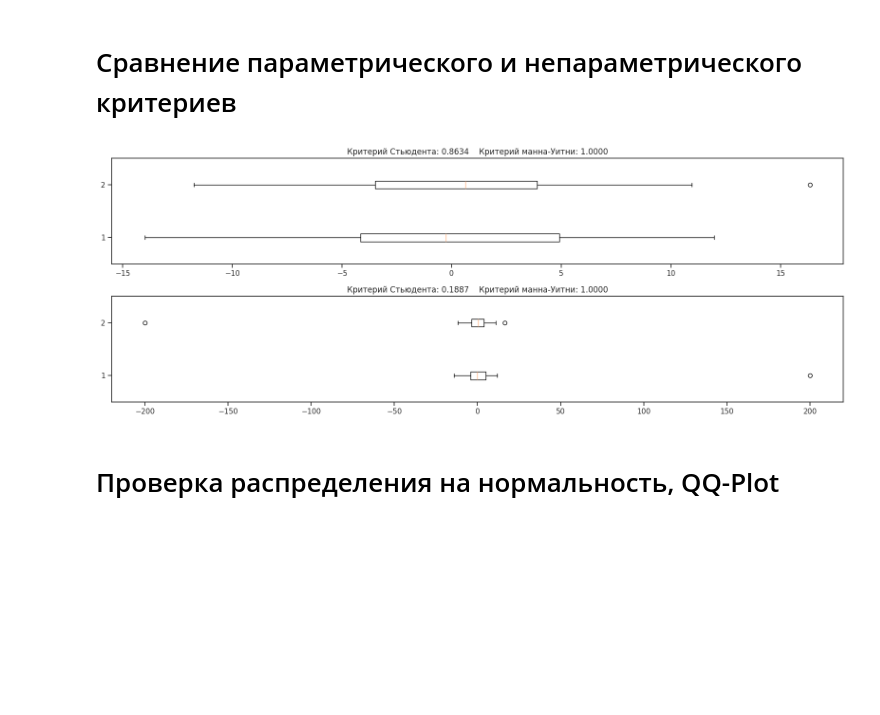
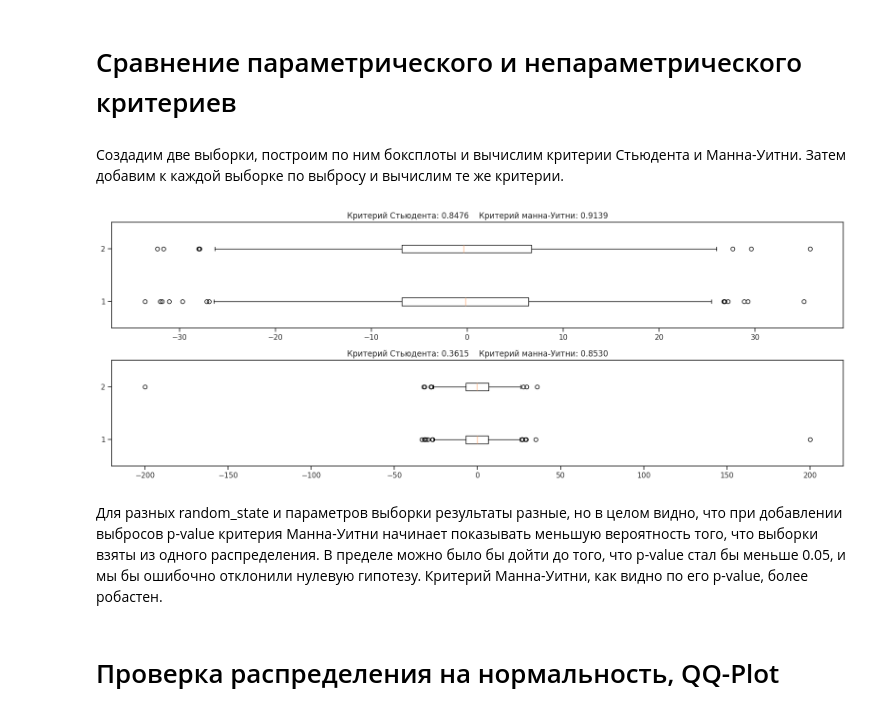
Before and after one commit to zakharkousnetsov/DS_projects, a Jupyter notebook: statistics/statistics.ipynb, the cells around one changed output. Saved outputs shown, nothing was run; the diff lists cells and outputs as text; code cells hidden in the pictures; blank space fills up the shorter version.

```diff
--- a/statistics/statistics.ipynb
+++ b/statistics/statistics.ipynb
@@ -407,26 +407,30 @@ pvalue: 0.05251939059183091
 * Вот [еще](https://koch-kir.medium.com/%D0%B8%D1%81%D1%82%D0%BE%D1%80%D0%B8%D1%8F-%D0%BE%D0%B4%D0%BD%D0%BE%D0%B3%D0%BE-%D0%BE%D0%B1%D0%BC%D0%B0%D0%BD%D0%B0-%D0%B8%D0%BB%D0%B8-%D1%82%D1%80%D0%B5%D0%B1%D0%BE%D0%B2%D0%B0%D0%BD%D0%B8%D1%8F-%D0%BA-%D1%80%D0%B0%D1%81%D0%BF%D1%80%D0%B5%D0%B4%D0%B5%D0%BB%D0%B5%D0%BD%D0%B8%D1%8E-%D0%B2-%D1%81%D1%82%D0%B0%D1%82%D0%B8%D1%81%D1%82%D0%B8%D1%87%D0%B5%D1%81%D0%BA%D0%B8%D1%85-%D1%82%D0%B5%D1%81%D1%82%D0%B0%D1%85-55139a5558d) полезная статья
 # %% [markdown]
 # Сравнение параметрического и непараметрического критериев
+# %% [markdown]
+Создадим две выборки, построим по ним боксплоты и вычислим критерии Стьюдента и Манна-Уитни. Затем добавим к каждой выборке по выбросу и вычислим те же критерии.
 # %%
-d1 = st.norm.rvs(loc=0, scale=5, size=100, random_state=123)
-d2 = st.norm.rvs(loc=0.1, scale=5, size=100, random_state=12345)
+d1 = st.norm.rvs(loc=0, scale=10, size=1000, random_state=231)
+d2 = st.norm.rvs(loc=0.001, scale=10, size=1000, random_state=123)
 
 fig, (ax1, ax2) = plt.subplots(2, 1)
 
 ax1.boxplot([d1, d2], vert=False);
 ax1.set_title(f'Критерий Стьюдента: {st.ttest_ind(d1, d2, equal_var=False).pvalue:.4f} \
-   Критерий манна-Уитни: {st.mannwhitneyu(d1, d1).pvalue:.4f}')
+   Критерий манна-Уитни: {st.mannwhitneyu(d1, d2).pvalue:.4f}')
 
 d1 = np.append(d1, [200])
 d2 = np.append(d2, [-200])
 
 ax2.boxplot([d1, d2], vert=False);
 ax2.set_title(f'Критерий Стьюдента: {st.ttest_ind(d1, d2, equal_var=False).pvalue:.4f} \
-   Критерий манна-Уитни: {st.mannwhitneyu(d1, d1).pvalue:.4f}')
+   Критерий манна-Уитни: {st.mannwhitneyu(d1, d2).pvalue:.4f}')
 
 plt.tight_layout()
 # %% [output]
-[figure, old version]
+[figure, new version]
+# %% [markdown]
+Для разных random_state и параметров выборки результаты разные, но в целом видно, что при добавлении выбросов p-value критерия Манна-Уитни начинает показывать меньшую вероятность того, что выборки взяты из одного распределения. В пределе можно было бы дойти до того, что p-value стал бы меньше 0.05, и мы бы ошибочно отклонили нулевую гипотезу. Критерий Манна-Уитни, как видно по его p-value, более робастен.
 # %% [markdown]
 # Проверка распределения на нормальность, QQ-Plot
 # %% [markdown]
```
